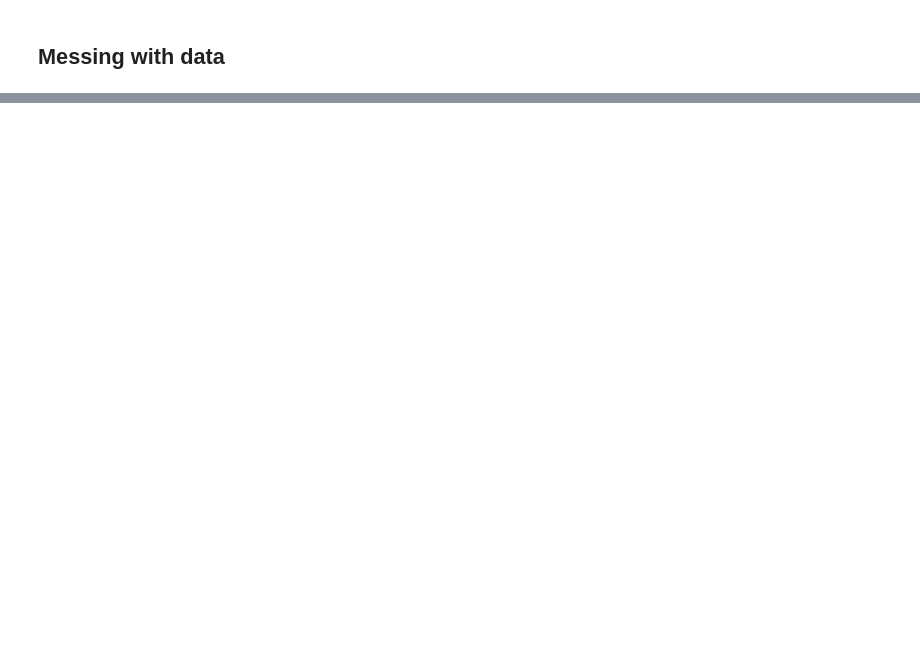
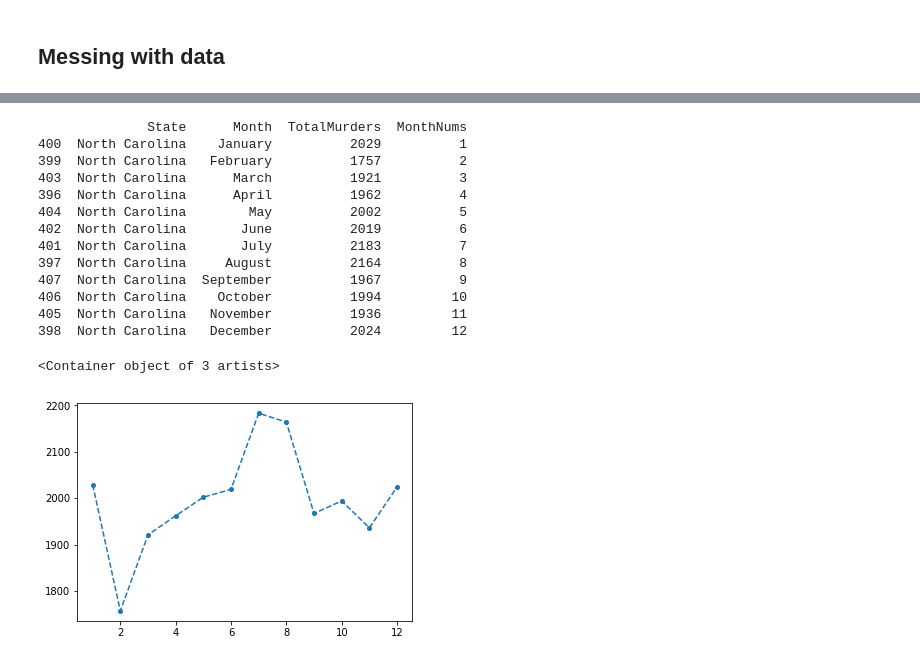
Before and after one commit to BennyFish/Unsolved_Murders, a Jupyter notebook: messing_with_data.ipynb, the cells around one changed output, grey strips where cells are left out. Cells and saved outputs as stored; diff of their text form; code cells hidden in the pictures; blank space fills up the shorter version.

Commit message:
Updated code to create state_db

```diff
--- a/messing_with_data.ipynb
+++ b/messing_with_data.ipynb
@@ -97,0 +138,50 @@ Name: ID, dtype: float64
+# %%
+def month_string_to_number(string):
+    m = {
+        'jan': 1,
+        'feb': 2,
+        'mar': 3,
+        'apr':4,
+         'may':5,
+         'jun':6,
+         'jul':7,
+         'aug':8,
+         'sep':9,
+         'oct':10,
+         'nov':11,
+         'dec':12
+        }
+    s = string.strip()[:3].lower()
+
+    try:
+        out = m[s]
+        return out
+    except:
+        raise ValueError('Not a month')
+# %%
+stateMurdersByMonth = data.groupby(['State','Month'])["ID"].count().reset_index()
+#print(stateMurdersByMonth.head())
+stateMurdersByMonth['MonthNums']=stateMurdersByMonth['Month'].map(month_string_to_number)
+stateMurdersByMonth = stateMurdersByMonth.rename(columns={'ID':'TotalMurders'})
+stateMurdersByMonth = stateMurdersByMonth.sort_values(['State',"MonthNums"], ascending=True)
+# Use below to
+plotala=stateMurdersByMonth.loc[stateMurdersByMonth['State']=='North Carolina']
+print(plotala)
+plt.errorbar(plotala.MonthNums, plotala['TotalMurders'],
+                 linestyle='--', marker='.', markersize=8)
+# %% [output]
+              State      Month  TotalMurders  MonthNums
+400  North Carolina    January          2029          1
+399  North Carolina   February          1757          2
+403  North Carolina      March          1921          3
+396  North Carolina      April          1962          4
+404  North Carolina        May          2002          5
+402  North Carolina       June          2019          6
+401  North Carolina       July          2183          7
+397  North Carolina     August          2164          8
+407  North Carolina  September          1967          9
+406  North Carolina    October          1994         10
+405  North Carolina   November          1936         11
+398  North Carolina   December          2024         12
+<Container object of 3 artists>
+[figure, added]
```
Also changed, not shown: parts of 20 cells of this notebook.
